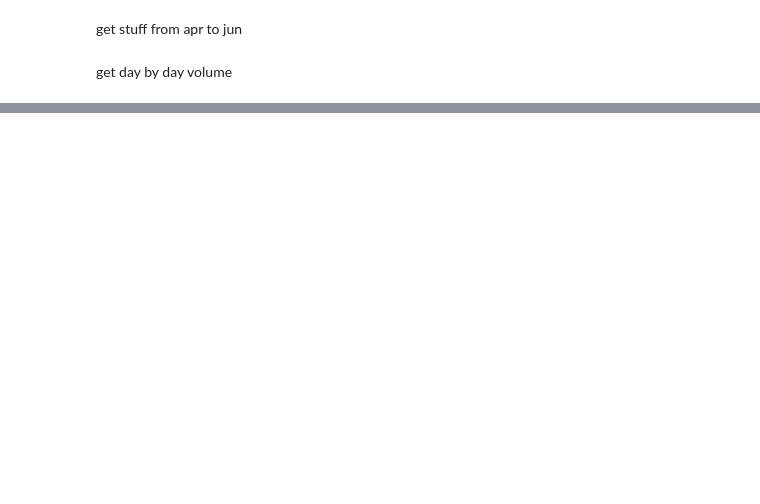
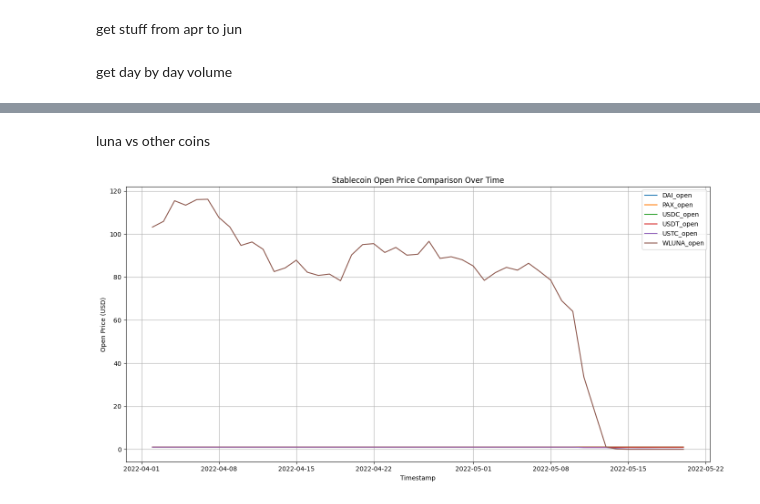
Before and after one commit to Dangomimikyu/ghostbusters, a Jupyter notebook: src/tokenData.ipynb, the cells around one changed output, grey strips where cells are left out. Drawn from its saved outputs; the diff is of its cells as text; code cells hidden in the pictures; blank space fills up the shorter version.

Commit message:
stablecoin comparison graph

```diff
--- a/src/tokenData.ipynb
+++ b/src/tokenData.ipynb
@@ -113,0 +112,2 @@ mlp.show()
+# %% [markdown]
+luna vs other coins
@@ -113,0 +180,41 @@ mlp.show()
+# %%
+mlp.figure(figsize=(14, 7))
+
+mlp.plot(DAI_df["timestamp"], DAI_df["open"], label="DAI_open")
+mlp.plot(PAX_df["timestamp"], PAX_df["open"], label="PAX_open")
+mlp.plot(USDC_df["timestamp"], USDC_df["open"], label="USDC_open")
+mlp.plot(USDT_df["timestamp"], USDT_df["open"], label="USDT_open")
+mlp.plot(USTC_df["timestamp"], USTC_df["open"], label="USTC_open")
+mlp.plot(WLUNA_df["timestamp"], WLUNA_df["open"], label="WLUNA_open")
+
+# mlp.plot(DAI_df["timestamp"], DAI_df["close"], label="DAI_close")
+# mlp.plot(PAX_df["timestamp"], PAX_df["close"], label="PAX_close")
+# mlp.plot(USDC_df["timestamp"], USDC_df["close"], label="USDC_close")
+# mlp.plot(USDT_df["timestamp"], USDT_df["close"], label="USDT_close")
+# mlp.plot(USTC_df["timestamp"], USTC_df["close"], label="USTC_close")
+# mlp.plot(WLUNA_df["timestamp"], WLUNA_df["close"], label="WLUNA_close")
+
+# mlp.plot(DAI_df["timestamp"], DAI_df["high"], label="DAI_high")
+# mlp.plot(PAX_df["timestamp"], PAX_df["high"], label="PAX_high")
+# mlp.plot(USDC_df["timestamp"], USDC_df["high"], label="USDC_high")
+# mlp.plot(USDT_df["timestamp"], USDT_df["high"], label="USDT_high")
+# mlp.plot(USTC_df["timestamp"], USTC_df["high"], label="USTC_high")
+# mlp.plot(WLUNA_df["timestamp"], WLUNA_df["high"], label="WLUNA_high")
+
+# mlp.plot(DAI_df["timestamp"], DAI_df["low"], label="DAI_low")
+# mlp.plot(PAX_df["timestamp"], PAX_df["low"], label="PAX_low")
+# mlp.plot(USDC_df["timestamp"], USDC_df["low"], label="USDC_low")
+# mlp.plot(USDT_df["timestamp"], USDT_df["low"], label="USDT_low")
+# mlp.plot(USTC_df["timestamp"], USTC_df["low"], label="USTC_low")
+# mlp.plot(WLUNA_df["timestamp"], WLUNA_df["low"], label="WLUNA_low")
+
+mlp.xlabel("Timestamp")
+mlp.ylabel("Open Price (USD)")
+mlp.title("Stablecoin Open Price Comparison Over Time")
+mlp.legend()
+mlp.grid(True)
+mlp.tight_layout()
+
+mlp.show()
+# %% [output]
+[figure, added]
```
Also changed, not shown: parts of 3 cells of this notebook, 3 other files.
